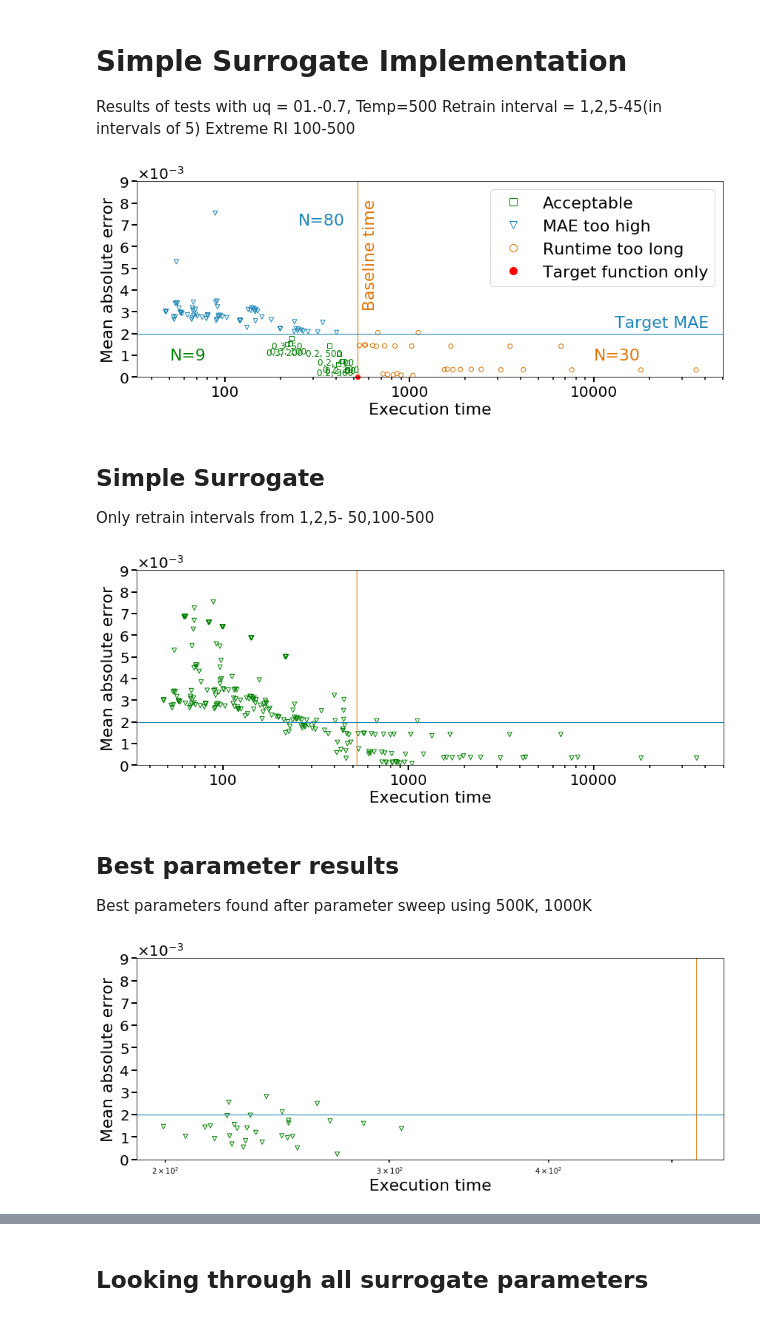
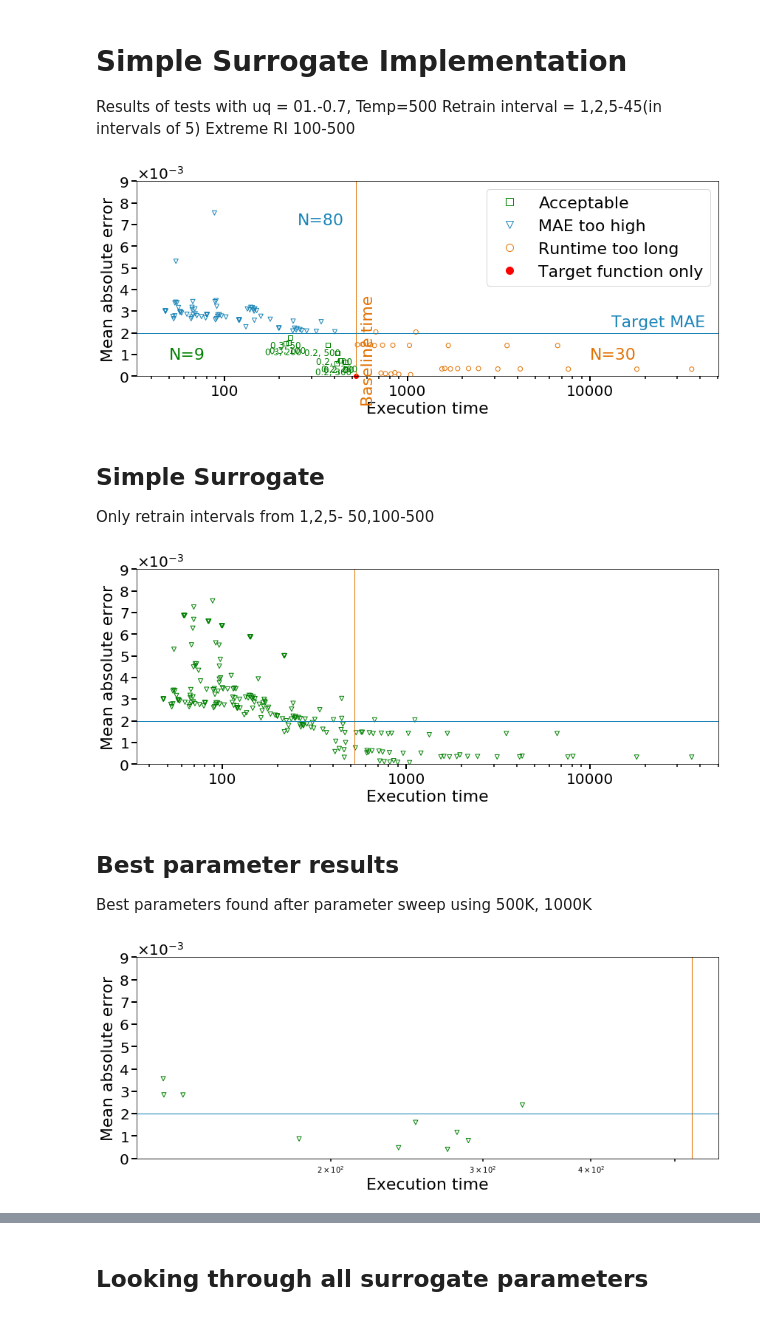
Before and after one commit to YulianaGomez/proxima_analysis, a Jupyter notebook: notebooks/Integrated.ipynb, the cells around one changed output, grey strips where cells are left out. Saved outputs shown, nothing was run; the diff lists cells and outputs as text; code cells hidden in the pictures.

Commit message:
updated graphs including with and withour reference data

```diff
--- a/notebooks/Integrated.ipynb
+++ b/notebooks/Integrated.ipynb
@@ -55,6 +55,8 @@ experiments = [
     '500_3best', ## SS, using best 3 sets (UQ+RI) for 500K, running across all temperatures
     '1000_3best', ## SS, using best 3 sets (UQ+RI) for 1000K, running across all temperatures
     'static-ns_lazy111220', ##Proxima - static alpha, no surrogate streak option
+    'ss-true_rs1', ##Running best parameters across all temps, UQ 0.3, RI = 50, without reference data
+    'ss-true-rs1_LAZYTRAIN', ## Running with best parameters (UQ 0.3, RI = 50) with lazy training, without reference data
 ]
 root_path = '../proxima_data'
 # %% [markdown]
@@ -270,7 +324,7 @@ _plot_cases_adapted(cases)
 plt.savefig('Figures/ss_extremeparams.pdf')
 plt.show()
 # %% [output]
-[figure, old version]
+[figure, new version]
 # %% [markdown]
 ## Simple Surrogate
 Only retrain intervals from 1,2,5- 50,100-500
@@ -281,18 +335,18 @@ cases = (
 _plot_cases(cases)
 plt.savefig('Figures/ss_allparams.pdf')
 # %% [output]
-[figure, old version]
+[figure, new version]
 # %% [markdown]
 ## Best parameter results
 Best parameters found after parameter sweep using 500K, 1000K
 # %%
 cases = (
-        {'df': results['500_3best'], 'x':'time', 'y':'mae', 'color':'Green', 'marker':'v', 'legend':False},
+        {'df': results['ss-true_rs1'], 'x':'time', 'y':'mae', 'color':'Green', 'marker':'v', 'legend':False},
     )
 _plot_cases(cases)
-plt.savefig('Figures/500_3best.pdf')
+#plt.savefig('Figures/500_3best.pdf')
 # %% [output]
-[figure, old version]
+[figure, new version]
 # %%
 cases = (
         {'df': results['1000_3best'], 'x':'time', 'y':'mae', 'color':'Green', 'marker':'v', 'legend':False},
```
Also changed, not shown: parts of 32 cells of this notebook, 1 other file.
